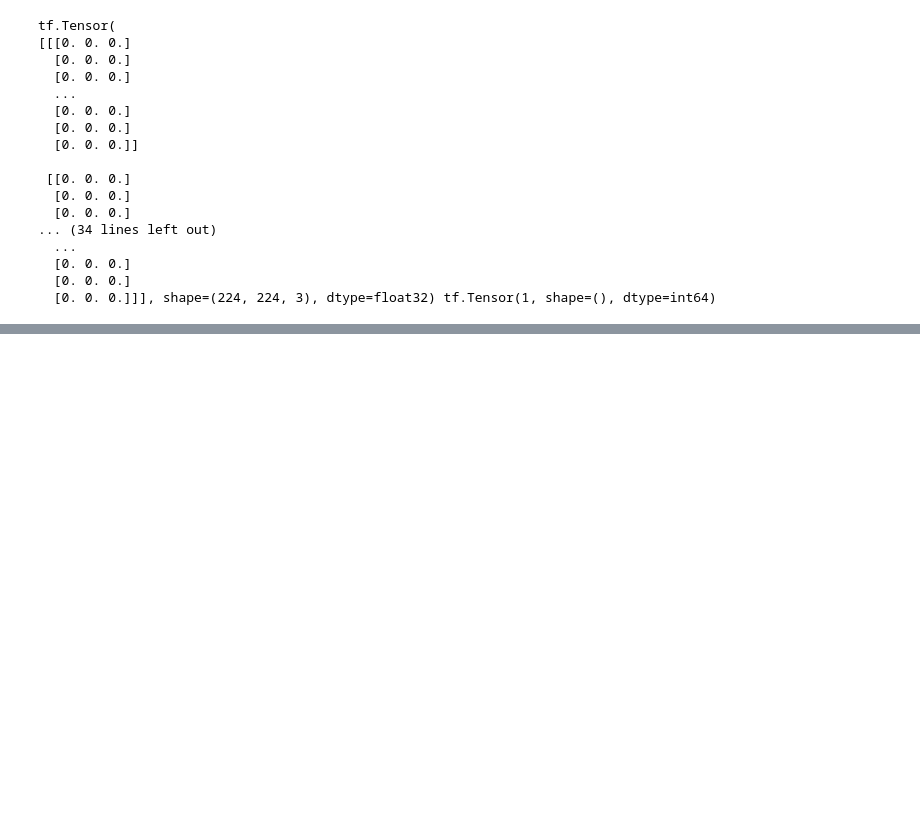
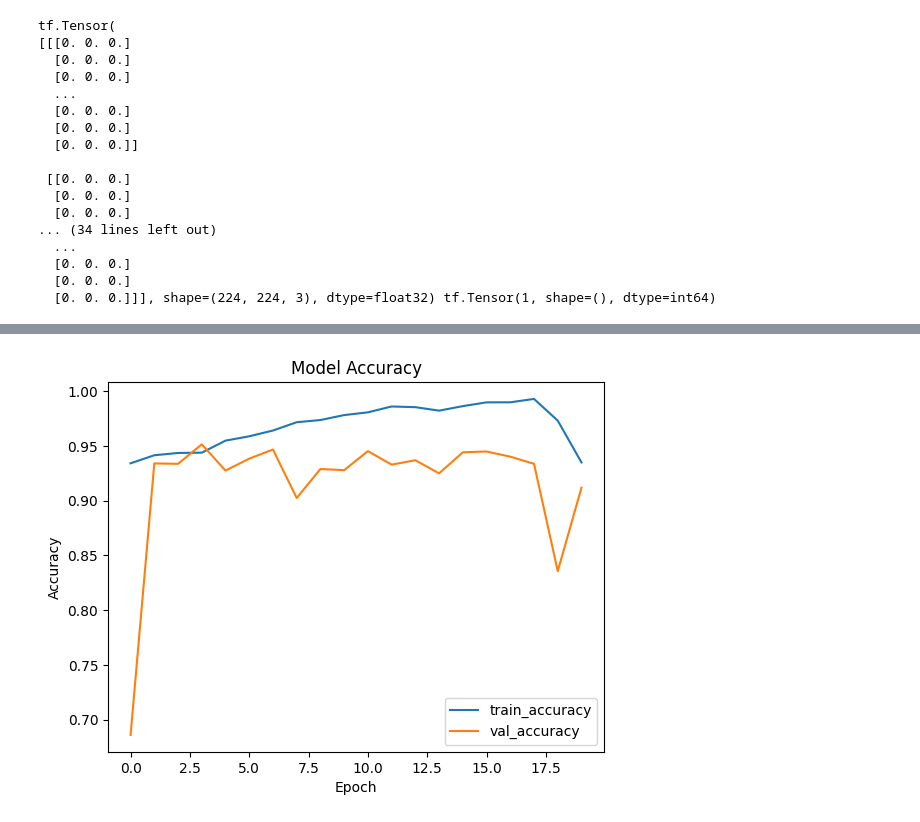
Before and after one commit to TridentifyIshaan/DLforCV, a Jupyter notebook: 8.ipynb, the cells around one changed output, grey strips where cells are left out. Cells and saved outputs as stored; diff of their text form; code cells hidden in the pictures; blank space fills up the shorter version.

```diff
--- a/8.ipynb
+++ b/8.ipynb
@@ -188,0 +285,10 @@ train_dataset = train_dataset.shuffle(buffer_size = 8, reshuffle_each_iteration
+# %%
+plt.plot(history.history['accuracy'])
+plt.plot(history.history['val_accuracy'])
+plt.title('Model Accuracy')
+plt.ylabel('Accuracy')
+plt.xlabel('Epoch')
+plt.legend(['train_accuracy', 'val_accuracy'])
+plt.show()
+# %% [output]
+[figure, added]
```
Also changed, not shown: parts of 13 cells of this notebook.
